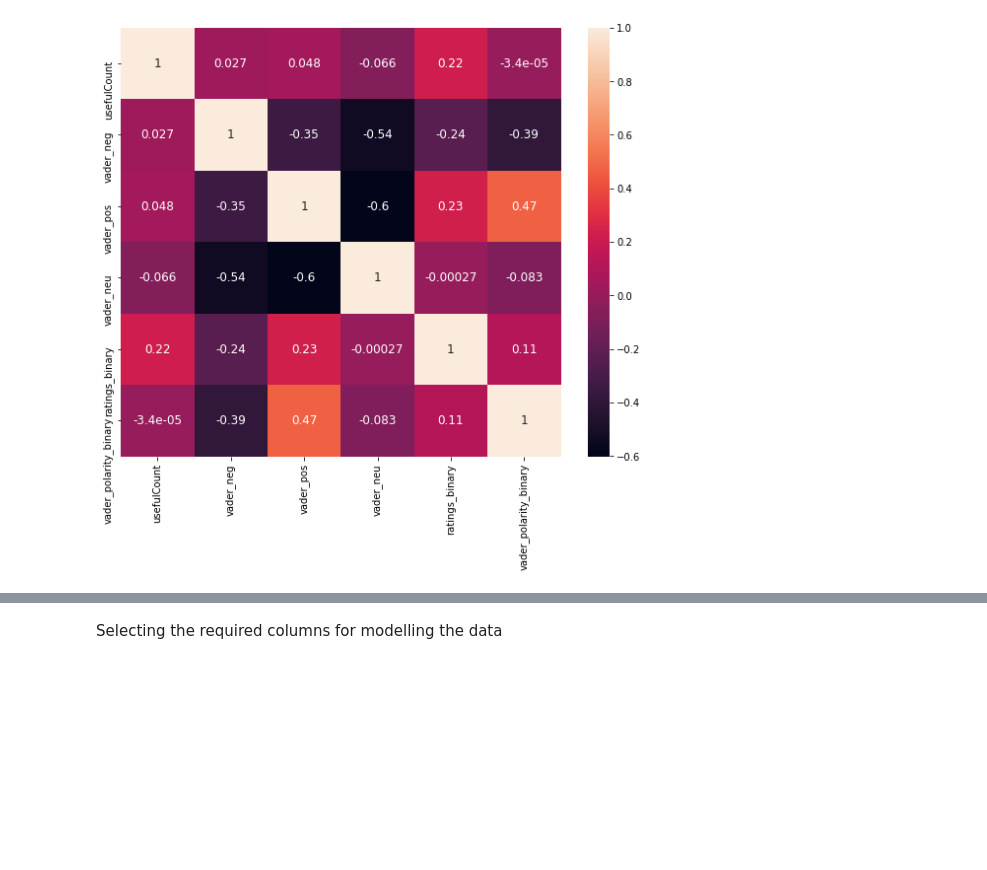
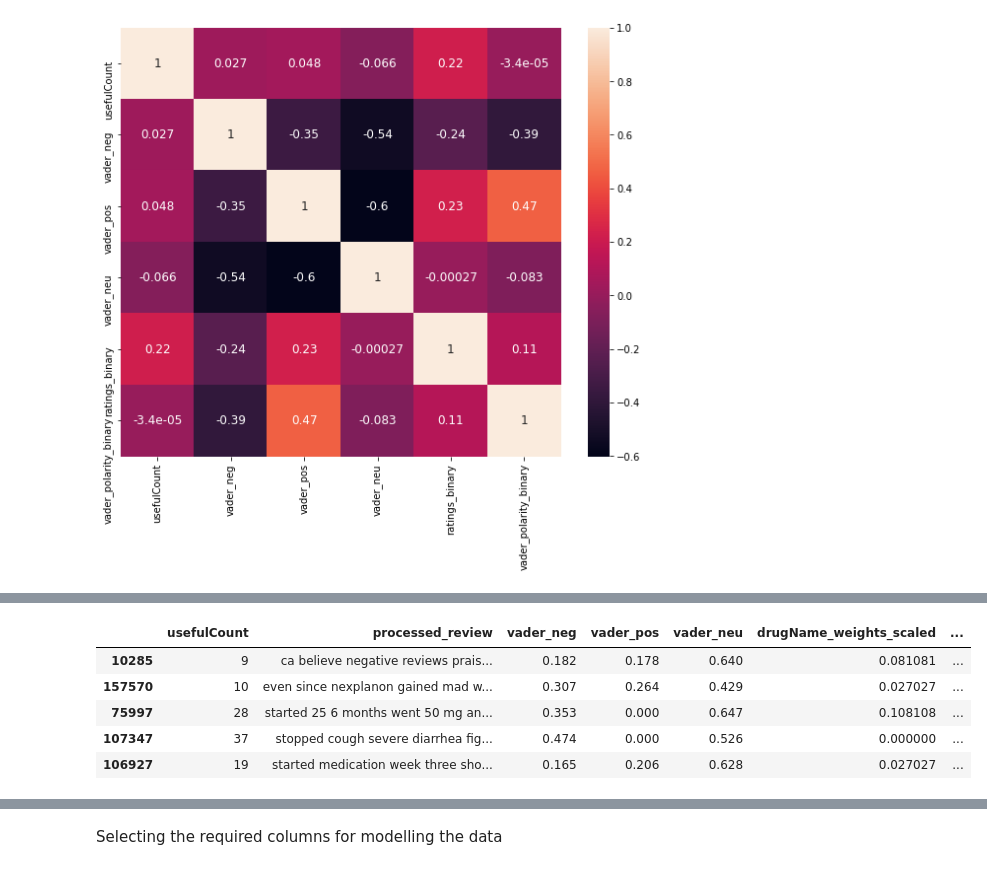
Before and after one commit to sushanthsreenivas/Patient-Drug-Reviews-Analysis-Using-Clustering, a Jupyter notebook: IS 567 Final Project.ipynb, the cells around one changed output, grey strips where cells are left out. Saved outputs shown, nothing was run; the diff lists cells and outputs as text; code cells hidden in the pictures; blank space fills up the shorter version.

```diff
--- a/IS 567 Final Project.ipynb
+++ b/IS 567 Final Project.ipynb
@@ -633,0 +455,10 @@ df_model.head()
+# %%
+X_train.drop(['drugName_weights', 'condition_weights'], axis = 1, inplace = True)
+X_train.head()
+# %% [output]
+|  | usefulCount | processed_review | vader_neg | vader_pos | vader_neu | drugName_weights_scaled | ... |
+| 10285 | 9 | ca believe negative reviews prais... | 0.182 | 0.178 | 0.640 | 0.081081 | ... |
+| 157570 | 10 | even since nexplanon gained mad w... | 0.307 | 0.264 | 0.429 | 0.027027 | ... |
+| 75997 | 28 | started 25 6 months went 50 mg an... | 0.353 | 0.000 | 0.647 | 0.108108 | ... |
+| 107347 | 37 | stopped cough severe diarrhea fig... | 0.474 | 0.000 | 0.526 | 0.000000 | ... |
+| 106927 | 19 | started medication week three sho... | 0.165 | 0.206 | 0.628 | 0.027027 | ... |
```
Also changed, not shown: parts of 69 cells of this notebook.
